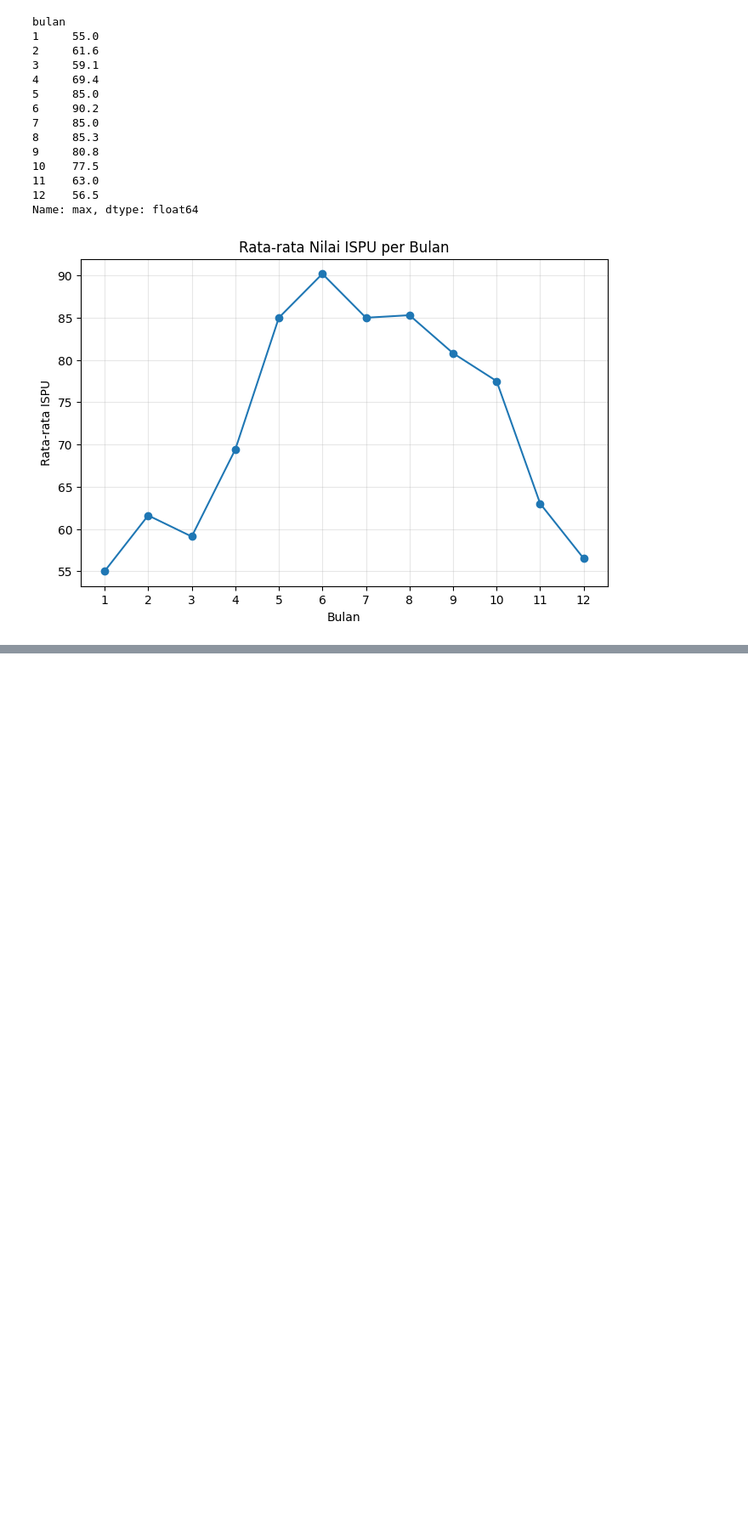
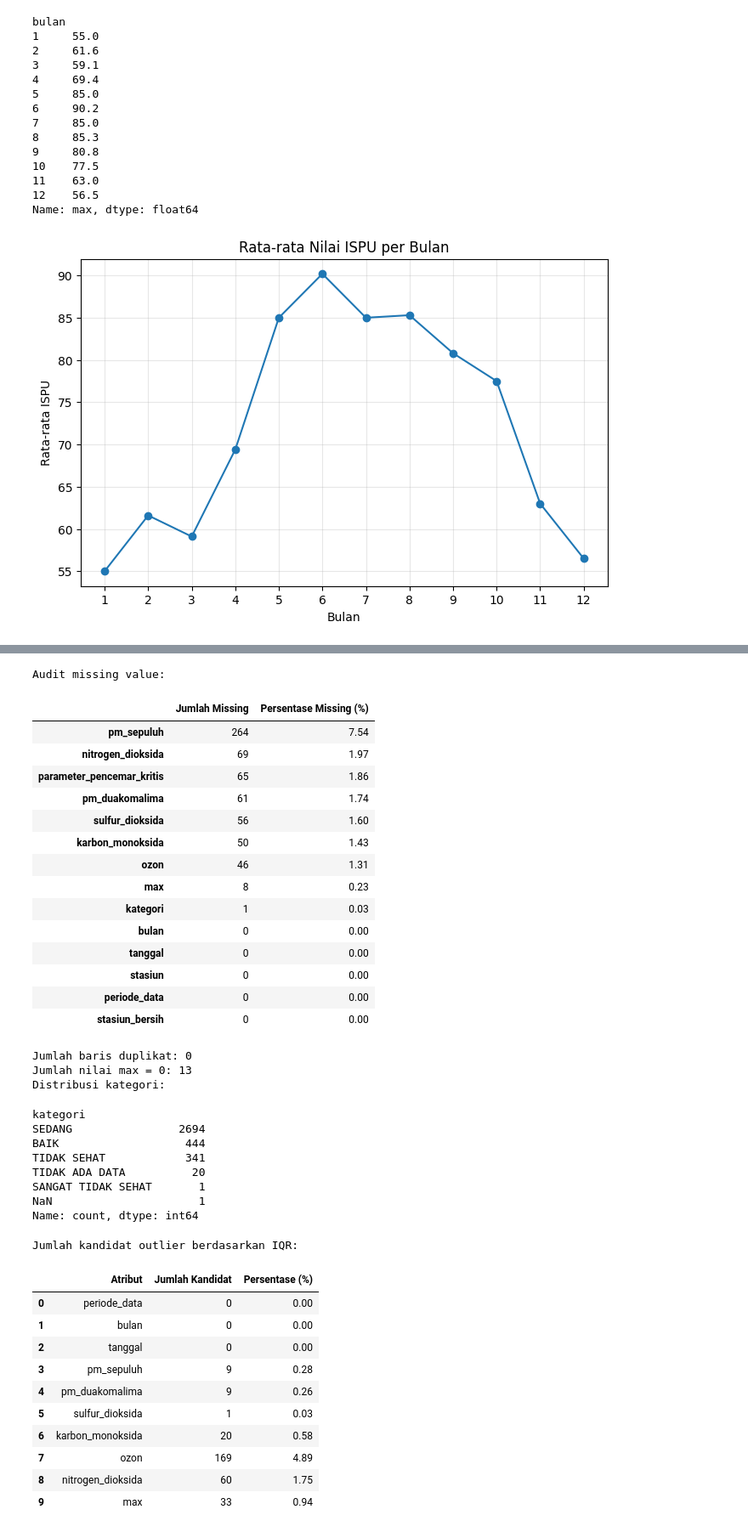
Before and after one commit to Cantikazahra/49_IF-E_titut-titut, a Jupyter notebook: Projek_ISPU.ipynb, the cells around one changed output, grey strips where cells are left out. Shown at 85% size. Cells and saved outputs as stored; diff of their text form; code cells hidden in the pictures; blank space fills up the shorter version.

```diff
--- a/Projek_ISPU.ipynb
+++ b/Projek_ISPU.ipynb
@@ -533,0 +636,61 @@ Name: max, dtype: float64
+# %%
+# Ringkasan audit kualitas data sebelum cleaning
+
+audit_missing = pd.DataFrame({
+    "Jumlah Missing": df.isna().sum(),
+    "Persentase Missing (%)": (df.isna().mean() * 100).round(2)
+}).sort_values("Jumlah Missing", ascending=False)
+
+print("Audit missing value:")
+display(audit_missing)
+
+print("Jumlah baris duplikat:", df.duplicated().sum())
+
+# Meninjau nilai target nol dan kategori Tidak Ada Data
+print("Jumlah nilai max = 0:", (df["max"] == 0).sum())
+if "kategori" in df.columns:
+    print("Distribusi kategori:")
+    display(df["kategori"].value_counts(dropna=False))
+
+print("Jumlah kandidat outlier berdasarkan IQR:")
+display(tabel_outlier[["Atribut", "Jumlah Kandidat", "Persentase (%)"]])
+# %% [output]
+Audit missing value:
+|  | Jumlah Missing | Persentase Missing (%) |
+| pm_sepuluh | 264 | 7.54 |
+| nitrogen_dioksida | 69 | 1.97 |
+| parameter_pencemar_kritis | 65 | 1.86 |
+| pm_duakomalima | 61 | 1.74 |
+| sulfur_dioksida | 56 | 1.60 |
+| karbon_monoksida | 50 | 1.43 |
+| ozon | 46 | 1.31 |
+| max | 8 | 0.23 |
+| kategori | 1 | 0.03 |
+| bulan | 0 | 0.00 |
+| tanggal | 0 | 0.00 |
+| stasiun | 0 | 0.00 |
+| periode_data | 0 | 0.00 |
+| stasiun_bersih | 0 | 0.00 |
+Jumlah baris duplikat: 0
+Jumlah nilai max = 0: 13
+Distribusi kategori:
+kategori
+SEDANG                2694
+BAIK                   444
+TIDAK SEHAT            341
+TIDAK ADA DATA          20
+SANGAT TIDAK SEHAT       1
+NaN                      1
+Name: count, dtype: int64
+Jumlah kandidat outlier berdasarkan IQR:
+|  | Atribut | Jumlah Kandidat | Persentase (%) |
+| 0 | periode_data | 0 | 0.00 |
+| 1 | bulan | 0 | 0.00 |
+| 2 | tanggal | 0 | 0.00 |
+| 3 | pm_sepuluh | 9 | 0.28 |
+| 4 | pm_duakomalima | 9 | 0.26 |
+| 5 | sulfur_dioksida | 1 | 0.03 |
+| 6 | karbon_monoksida | 20 | 0.58 |
+| 7 | ozon | 169 | 4.89 |
+| 8 | nitrogen_dioksida | 60 | 1.75 |
+| 9 | max | 33 | 0.94 |
```
Also changed, not shown: parts of 19 cells of this notebook.
